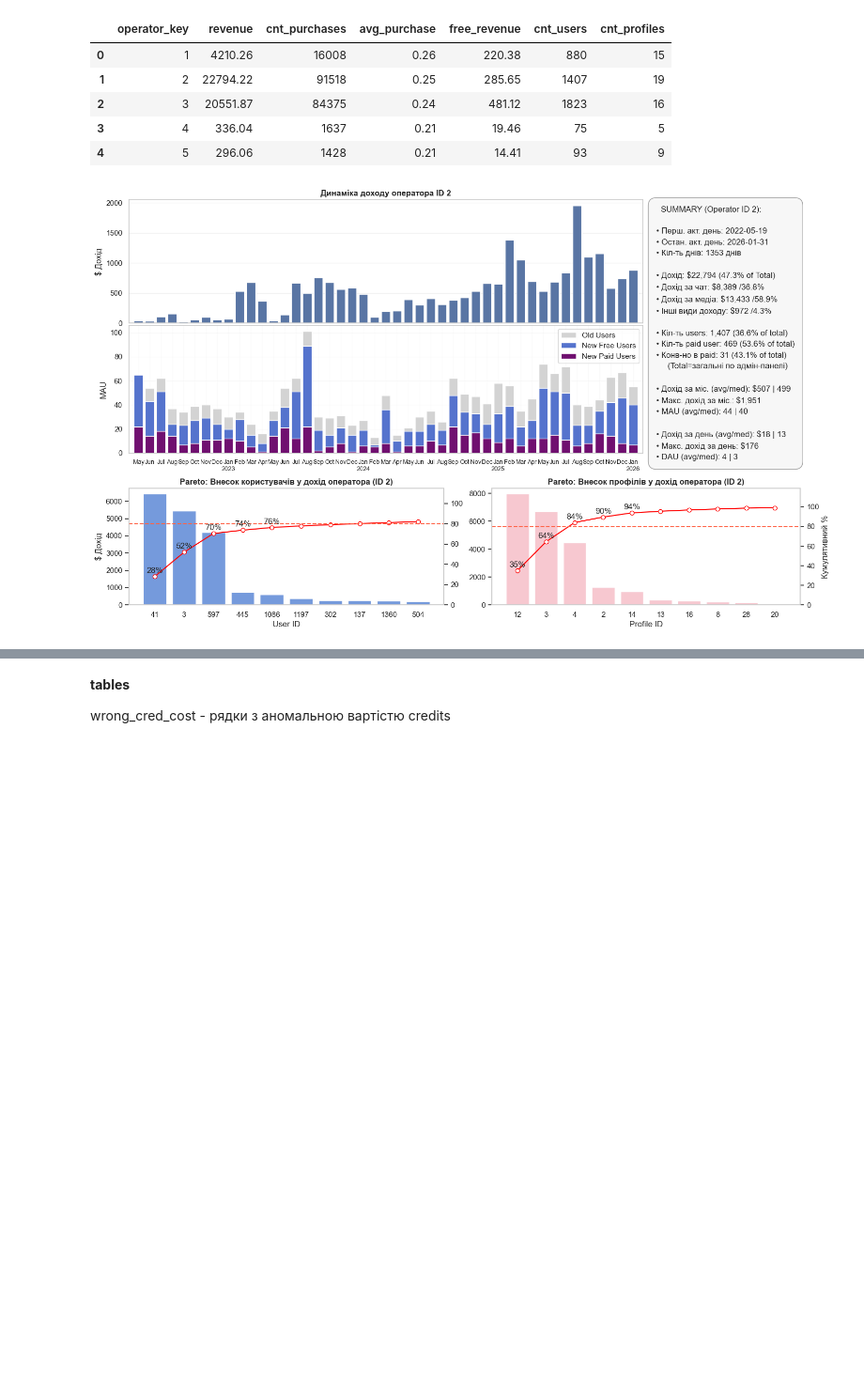
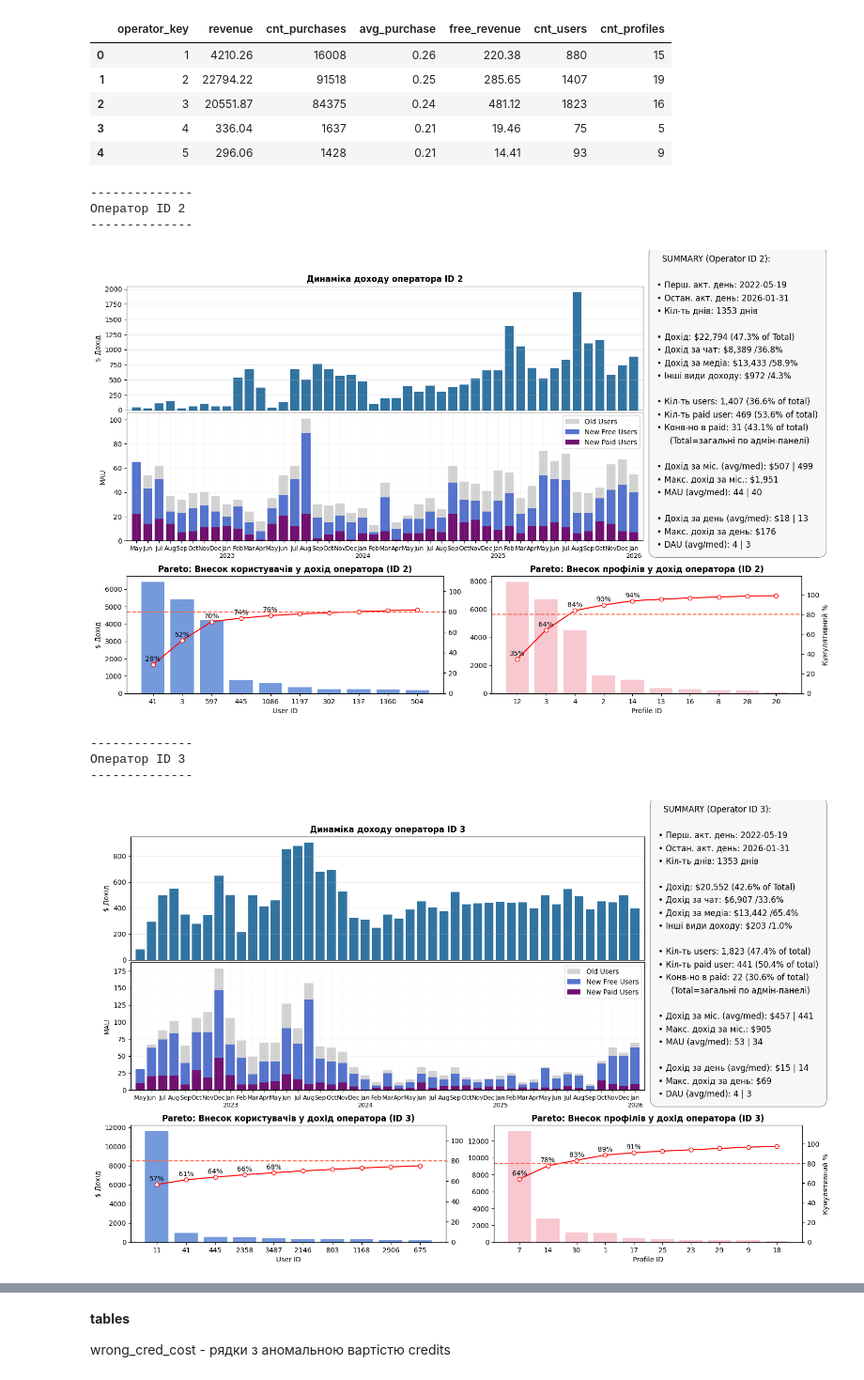
Before and after one commit to Chocopie-DA/db_analysis_sql_sweetylove, a Jupyter notebook: 03_notebooks/EDA.ipynb, the cells around one changed output, grey strips where cells are left out. Shown at 94% size. Saved outputs shown, nothing was run; the diff lists cells and outputs as text; code cells hidden in the pictures; blank space fills up the shorter version.

```diff
--- a/03_notebooks/EDA.ipynb
+++ b/03_notebooks/EDA.ipynb
@@ -754,7 +823,7 @@ sns.lineplot(rvn_month_is_new,
              color='lightgreen',
              ax=ax2)
 
-ax1.set_title("Дохід від paid users (без китів) : нові vs старі (2022–2025)")
+ax1.set_title("Дохід від paid users (без китів) MoM: нові vs старі (2022–2025)")
 ax1.set_ylabel('$ Дохід')
 ax2.set_ylabel('% ')
 ax2.set_xlabel(' ')
@@ -786,7 +855,7 @@ sns.lineplot(cnt_month_is_new,
              color='lightgreen',
              ax=ax4)
 
-ax3.set_title("Кіл-ть paid users: нові vs старі (2022–2025)", y=0.90)
+ax3.set_title("Кіл-ть paid users MoM: нові vs старі (2022–2025)", y=0.90)
 ax4.set_xlabel('Рік та місяць ')
 ax3.set_ylabel('# Кількість')
 ax4.set_ylabel('% ')
@@ -804,5 +873,5 @@ ax1.legend()
 ax2.legend()
 ax3.legend()
 ax4.legend()
-
+plt.close()
 rvn_new_old_plot = fig
@@ -2634,6 +2978,17 @@ def operator_dashboard(key=2):
 
     plt.show()
 # %%
-operator_dashboard(2)
+for key in oper_keys:
+    print("--------------")
+    print(f"Оператор ID {key}")
+    print("--------------")
+    operator_dashboard(key)
 # %% [output]
+--------------
+Оператор ID 2
+--------------
-[figure, old version]
+[figure, new version]
+--------------
+Оператор ID 3
+--------------
+[figure, added]
```
Also changed, not shown: parts of 134 cells of this notebook, 1 other file.
